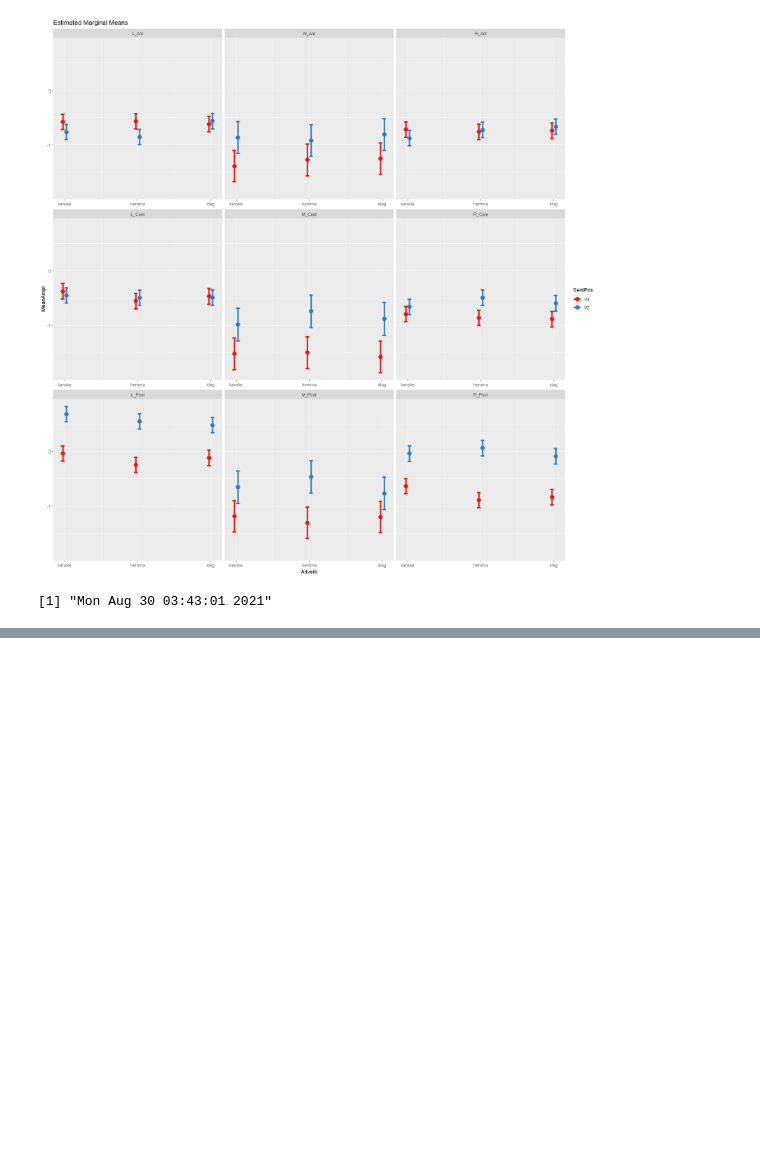
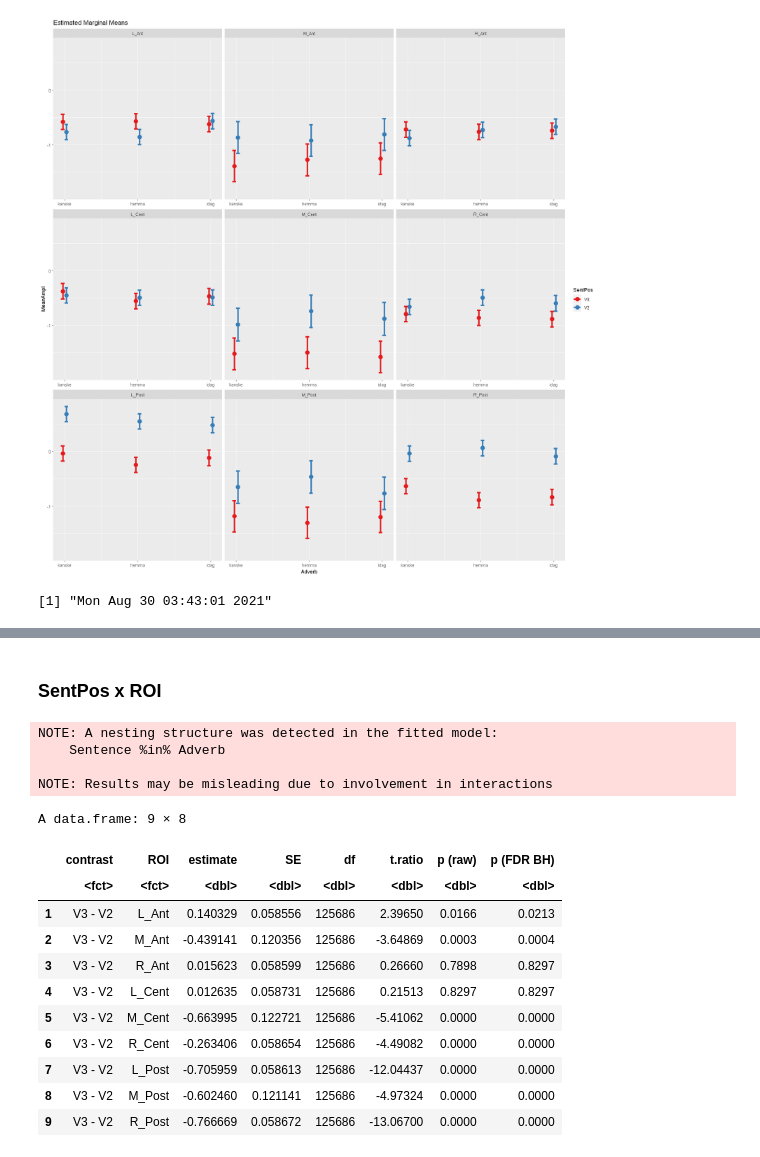
Before and after one commit to aaronjnewman/SWOP, a Jupyter notebook: scripts/SWOP 5 - R stats 300-500.ipynb, the cells around one changed output, grey strips where cells are left out. Drawn from its saved outputs; the diff is of its cells as text; code cells hidden in the pictures; blank space fills up the shorter version.

```diff
--- a/scripts/SWOP 5 - R stats 300-500.ipynb
+++ b/scripts/SWOP 5 - R stats 300-500.ipynb
@@ -541,0 +580,28 @@ date()
+# %% [markdown]
+### SentPos x ROI
+# %%
+contr <- emmeans(mod,  pairwise ~ SentPos | ROI )
+
+contr_tab = contr$contrasts %>% as.data.frame()
+ncomp = nrow(contr_tab)
+contr_tab$'p (raw)'   = round(contr_tab$'p.value', 4)
+contr_tab$'p (FDR BH)' = round(p.adjust(contr_tab$'p.value', method = 'BH', n = ncomp), 4)
+contr_tab <- subset(contr_tab, select=-c(p.value))
+contr_tab
+# %% [output]
+NOTE: A nesting structure was detected in the fitted model:
+    Sentence %in% Adverb
+
+NOTE: Results may be misleading due to involvement in interactions
+A data.frame: 9 × 8
+|  | contrast | ROI | estimate | SE | df | t.ratio | p (raw) | p (FDR BH) |
+|  | <fct> | <fct> | <dbl> | <dbl> | <dbl> | <dbl> | <dbl> | <dbl> |
+| 1 | V3 - V2 | L_Ant | 0.140329 | 0.058556 | 125686 | 2.39650 | 0.0166 | 0.0213 |
+| 2 | V3 - V2 | M_Ant | -0.439141 | 0.120356 | 125686 | -3.64869 | 0.0003 | 0.0004 |
+| 3 | V3 - V2 | R_Ant | 0.015623 | 0.058599 | 125686 | 0.26660 | 0.7898 | 0.8297 |
+| 4 | V3 - V2 | L_Cent | 0.012635 | 0.058731 | 125686 | 0.21513 | 0.8297 | 0.8297 |
+| 5 | V3 - V2 | M_Cent | -0.663995 | 0.122721 | 125686 | -5.41062 | 0.0000 | 0.0000 |
+| 6 | V3 - V2 | R_Cent | -0.263406 | 0.058654 | 125686 | -4.49082 | 0.0000 | 0.0000 |
+| 7 | V3 - V2 | L_Post | -0.705959 | 0.058613 | 125686 | -12.04437 | 0.0000 | 0.0000 |
+| 8 | V3 - V2 | M_Post | -0.602460 | 0.121141 | 125686 | -4.97324 | 0.0000 | 0.0000 |
+| 9 | V3 - V2 | R_Post | -0.766669 | 0.058672 | 125686 | -13.06700 | 0.0000 | 0.0000 |
```
Also changed, not shown: parts of 6 cells of this notebook, 4 other files.
